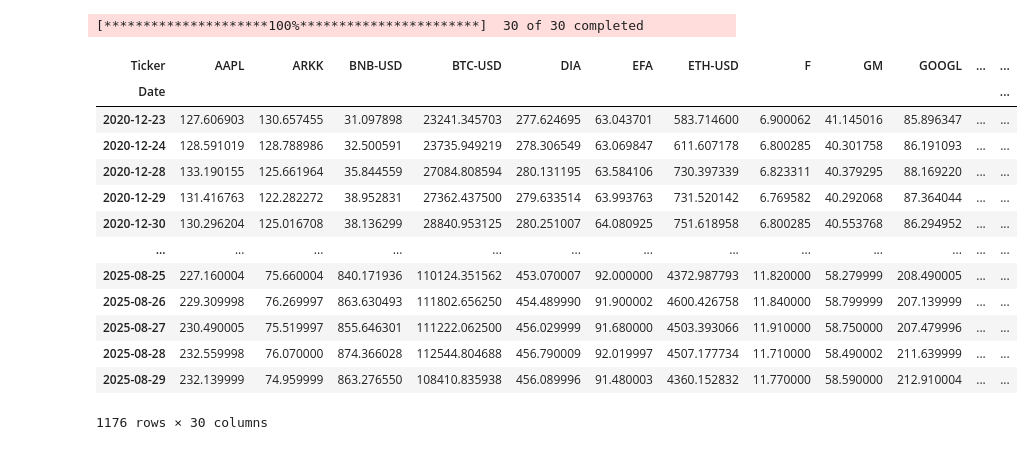
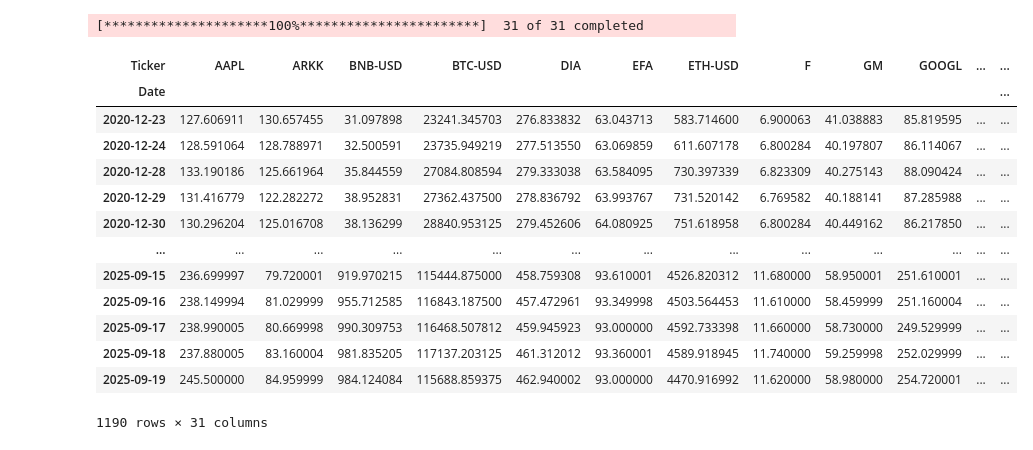
Before and after one commit to nickkats1/Quant-I-Guess, a Jupyter notebook: notebooks/EfficientFrontier.ipynb, the cells around one changed output. Cells and saved outputs as stored; diff of their text form; code cells hidden in the pictures.

```diff
--- a/notebooks/EfficientFrontier.ipynb
+++ b/notebooks/EfficientFrontier.ipynb
@@ -1,27 +1,24 @@
 # %%
-from pypfopt import risk_models,expected_returns,EfficientFrontier
 import pandas as pd
 import matplotlib.pyplot as plt
 import seaborn as sns
 import yfinance as yf
 from src.config import load_config
 import numpy as np
+from pypfopt import expected_returns,EfficientFrontier,risk_models
 from pypfopt.discrete_allocation import DiscreteAllocation,get_latest_prices
 
 class EfficientDiversification:
     def __init__(self,config):
         self.config = config
-        self.all_prices = None #all assets combined
-        self.mu = None # expected returns using pyportfolio
-        self.S = None # Risk(Vol) through pyportfolio
-        self.ef = None # Efficient Frontier using pyportfolio
-        self.weights = None # weights
-        self.performance = None # portfolio performance
 
-    def load_data(self):
+
+
+    def fetch_yfinance_data(self):
         """Loads in data from yfinance using config.yaml"""
-        self.all_prices = yf.download(tickers=self.config['combined_assets'],start=self.config['start_date'],end=self.config['end_date'])['Close']
+        self.all_prices = yf.download(tickers=self.config['combined_tickers'],start=self.config['start_date'],end=self.config['end_date'])['Close']
         self.all_prices = self.all_prices.dropna()
+        self.all_prices.drop_duplicates(inplace=True)
         return self.all_prices
 
     def eval_returns(self):
@@ -43,10 +40,6 @@ class EfficientDiversification:
             (Ef) -> Efficient Frontier;
         """
 
-        if self.all_prices is None:
-            self.load_data()
-            if self.all_prices is None:
-                return
 
         self.mu = expected_returns.mean_historical_return(self.all_prices)
         self.S = risk_models.sample_cov(self.all_prices)
@@ -72,21 +65,21 @@ if __name__ == "__main__":
     config = load_config()
     ef_obj = EfficientDiversification(config)
 # %%
-data = ef_obj.load_data()
+data = ef_obj.fetch_yfinance_data()
 data
 # %% [output]
-[*********************100%***********************]  30 of 30 completed
+[*********************100%***********************]  31 of 31 completed
 | Ticker | AAPL | ARKK | BNB-USD | BTC-USD | DIA | EFA | ETH-USD | F | GM | GOOGL | ... | ... |
 | Date |  |  |  |  |  |  |  |  |  |  |  | ... |
-| 2020-12-23 | 127.606903 | 130.657455 | 31.097898 | 23241.345703 | 277.624695 | 63.043701 | 583.714600 | 6.900062 | 41.145016 | 85.896347 | ... | ... |
-| 2020-12-24 | 128.591019 | 128.788986 | 32.500591 | 23735.949219 | 278.306549 | 63.069847 | 611.607178 | 6.800285 | 40.301758 | 86.191093 | ... | ... |
-| 2020-12-28 | 133.190155 | 125.661964 | 35.844559 | 27084.808594 | 280.131195 | 63.584106 | 730.397339 | 6.823311 | 40.379295 | 88.169220 | ... | ... |
-| 2020-12-29 | 131.416763 | 122.282272 | 38.952831 | 27362.437500 | 279.633514 | 63.993763 | 731.520142 | 6.769582 | 40.292068 | 87.364044 | ... | ... |
-| 2020-12-30 | 130.296204 | 125.016708 | 38.136299 | 28840.953125 | 280.251007 | 64.080925 | 751.618958 | 6.800285 | 40.553768 | 86.294952 | ... | ... |
+| 2020-12-23 | 127.606911 | 130.657455 | 31.097898 | 23241.345703 | 276.833832 | 63.043713 | 583.714600 | 6.900063 | 41.038883 | 85.819595 | ... | ... |
+| 2020-12-24 | 128.591064 | 128.788971 | 32.500591 | 23735.949219 | 277.513550 | 63.069859 | 611.607178 | 6.800284 | 40.197807 | 86.114067 | ... | ... |
+| 2020-12-28 | 133.190186 | 125.661964 | 35.844559 | 27084.808594 | 279.333038 | 63.584095 | 730.397339 | 6.823309 | 40.275143 | 88.090424 | ... | ... |
+| 2020-12-29 | 131.416779 | 122.282272 | 38.952831 | 27362.437500 | 278.836792 | 63.993767 | 731.520142 | 6.769582 | 40.188141 | 87.285988 | ... | ... |
+| 2020-12-30 | 130.296204 | 125.016708 | 38.136299 | 28840.953125 | 279.452606 | 64.080925 | 751.618958 | 6.800284 | 40.449162 | 86.217850 | ... | ... |
 | ... | ... | ... | ... | ... | ... | ... | ... | ... | ... | ... | ... | ... |
-| 2025-08-25 | 227.160004 | 75.660004 | 840.171936 | 110124.351562 | 453.070007 | 92.000000 | 4372.987793 | 11.820000 | 58.279999 | 208.490005 | ... | ... |
-| 2025-08-26 | 229.309998 | 76.269997 | 863.630493 | 111802.656250 | 454.489990 | 91.900002 | 4600.426758 | 11.840000 | 58.799999 | 207.139999 | ... | ... |
-| 2025-08-27 | 230.490005 | 75.519997 | 855.646301 | 111222.062500 | 456.029999 | 91.680000 | 4503.393066 | 11.910000 | 58.750000 | 207.479996 | ... | ... |
-| 2025-08-28 | 232.559998 | 76.070000 | 874.366028 | 112544.804688 | 456.790009 | 92.019997 | 4507.177734 | 11.710000 | 58.490002 | 211.639999 | ... | ... |
-| 2025-08-29 | 232.139999 | 74.959999 | 863.276550 | 108410.835938 | 456.089996 | 91.480003 | 4360.152832 | 11.770000 | 58.590000 | 212.910004 | ... | ... |
+| 2025-09-15 | 236.699997 | 79.720001 | 919.970215 | 115444.875000 | 458.759308 | 93.610001 | 4526.820312 | 11.680000 | 58.950001 | 251.610001 | ... | ... |
+| 2025-09-16 | 238.149994 | 81.029999 | 955.712585 | 116843.187500 | 457.472961 | 93.349998 | 4503.564453 | 11.610000 | 58.459999 | 251.160004 | ... | ... |
+| 2025-09-17 | 238.990005 | 80.669998 | 990.309753 | 116468.507812 | 459.945923 | 93.000000 | 4592.733398 | 11.660000 | 58.730000 | 249.529999 | ... | ... |
+| 2025-09-18 | 237.880005 | 83.160004 | 981.835205 | 117137.203125 | 461.312012 | 93.360001 | 4589.918945 | 11.740000 | 59.259998 | 252.029999 | ... | ... |
+| 2025-09-19 | 245.500000 | 84.959999 | 984.124084 | 115688.859375 | 462.940002 | 93.000000 | 4470.916992 | 11.620000 | 58.980000 | 254.720001 | ... | ... |
-1176 rows × 30 columns
+1190 rows × 31 columns
```
Also changed, not shown: parts of 9 cells of this notebook, 2 other files.
